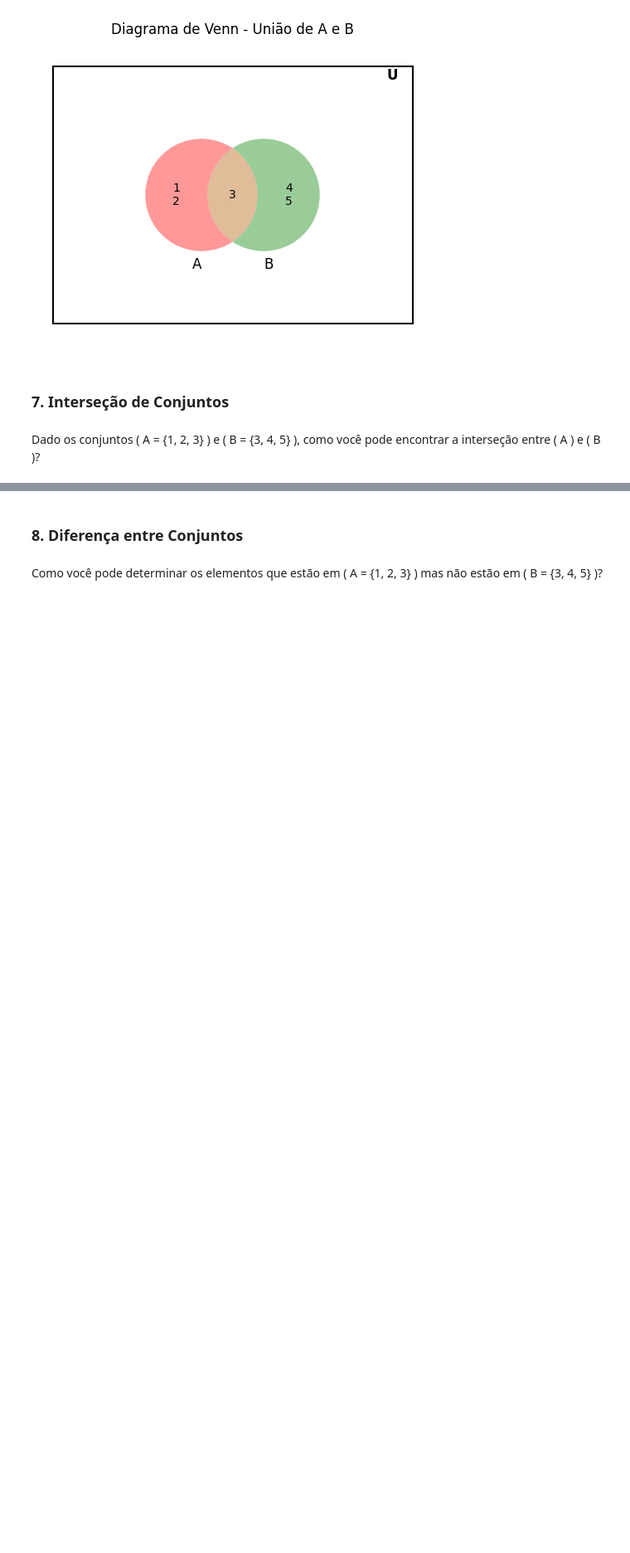
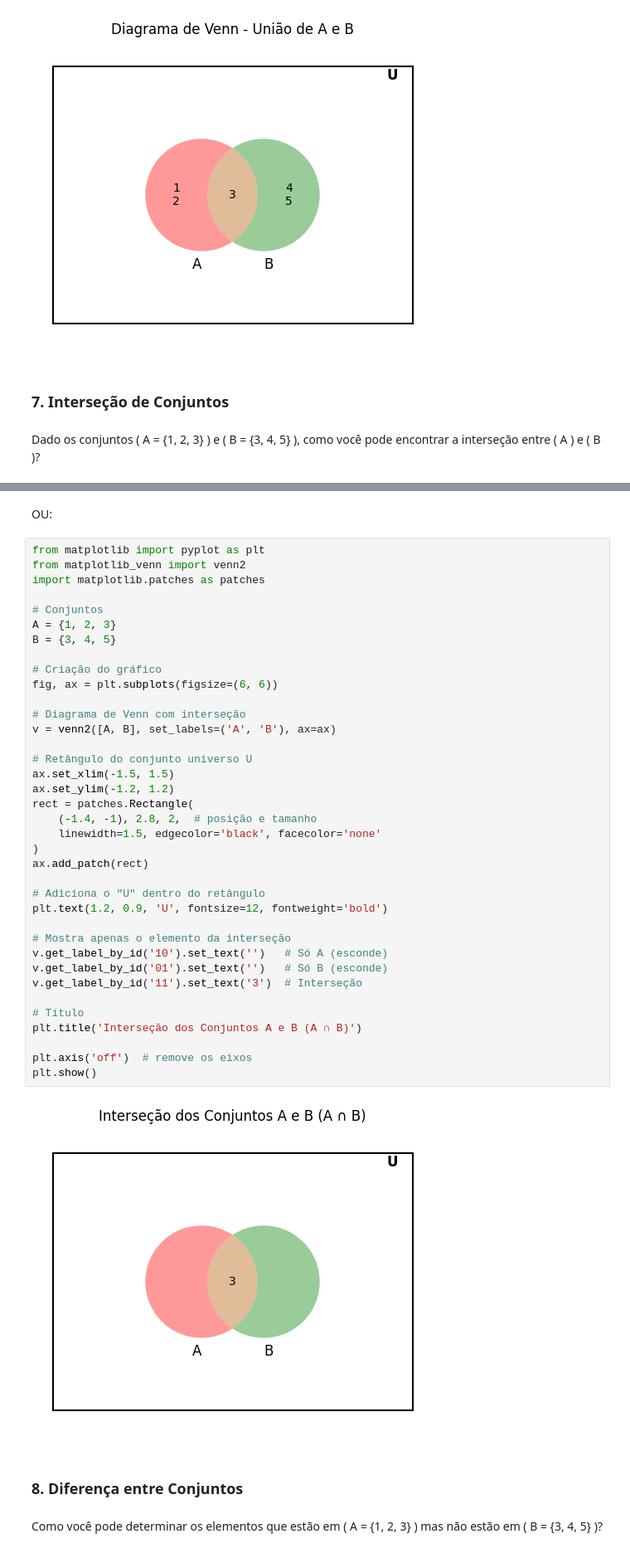
Before and after one commit to AndreMouraL/Elementos-de-matem-tica-discreta, a Jupyter notebook: Elementos_de_matematica_discreta_funcoes.ipynb, the cells around one changed output, grey strips where cells are left out. Shown at 83% size. Saved outputs shown, nothing was run; the diff lists cells and outputs as text; blank space fills up the shorter version.

```diff
--- a/Elementos_de_matematica_discreta_funcoes.ipynb
+++ b/Elementos_de_matematica_discreta_funcoes.ipynb
@@ -308,3 +342,44 @@ Dado os conjuntos \( A = \{1, 2, 3\} \) e \( B = \{3, 4, 5\} \), como você pode
+# %% [markdown]
+OU:
+# %%
+from matplotlib import pyplot as plt
+from matplotlib_venn import venn2
+import matplotlib.patches as patches
+
+# Conjuntos
+A = {1, 2, 3}
+B = {3, 4, 5}
+
+# Criação do gráfico
+fig, ax = plt.subplots(figsize=(6, 6))
+
+# Diagrama de Venn com interseção
+v = venn2([A, B], set_labels=('A', 'B'), ax=ax)
+
+# Retângulo do conjunto universo U
+ax.set_xlim(-1.5, 1.5)
+ax.set_ylim(-1.2, 1.2)
+rect = patches.Rectangle(
+    (-1.4, -1), 2.8, 2,  # posição e tamanho
+    linewidth=1.5, edgecolor='black', facecolor='none'
+)
+ax.add_patch(rect)
+
+# Adiciona o "U" dentro do retângulo
+plt.text(1.2, 0.9, 'U', fontsize=12, fontweight='bold')
+
+# Mostra apenas o elemento da interseção
+v.get_label_by_id('10').set_text('')   # Só A (esconde)
+v.get_label_by_id('01').set_text('')   # Só B (esconde)
+v.get_label_by_id('11').set_text('3')  # Interseção
+
+# Título
+plt.title('Interseção dos Conjuntos A e B (A ∩ B)')
+
+plt.axis('off')  # remove os eixos
+plt.show()
+# %% [output]
+[figure, added]
 # %% [markdown]
 ### 8. Diferença entre Conjuntos
 # %% [markdown]
```
Also changed, not shown: parts of 2 cells of this notebook.
